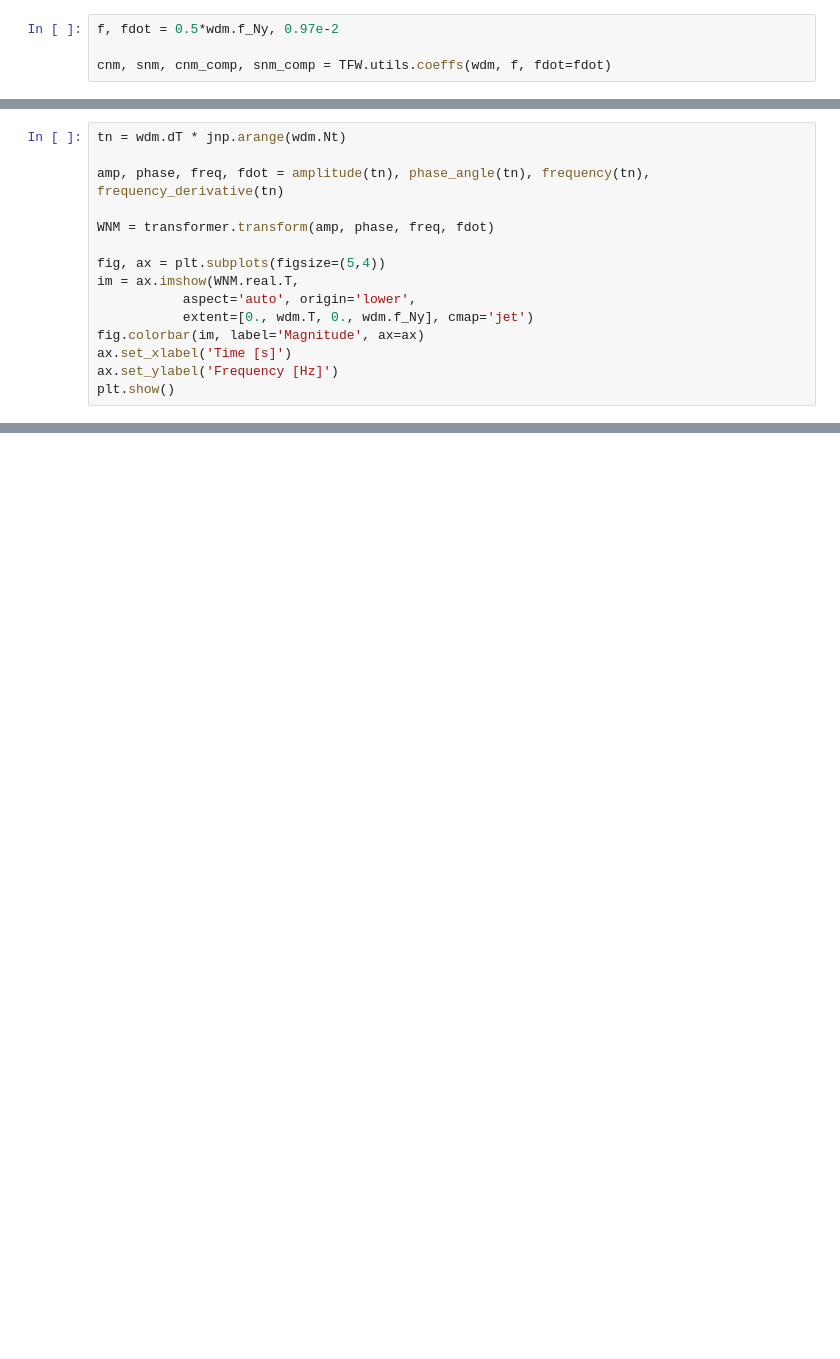
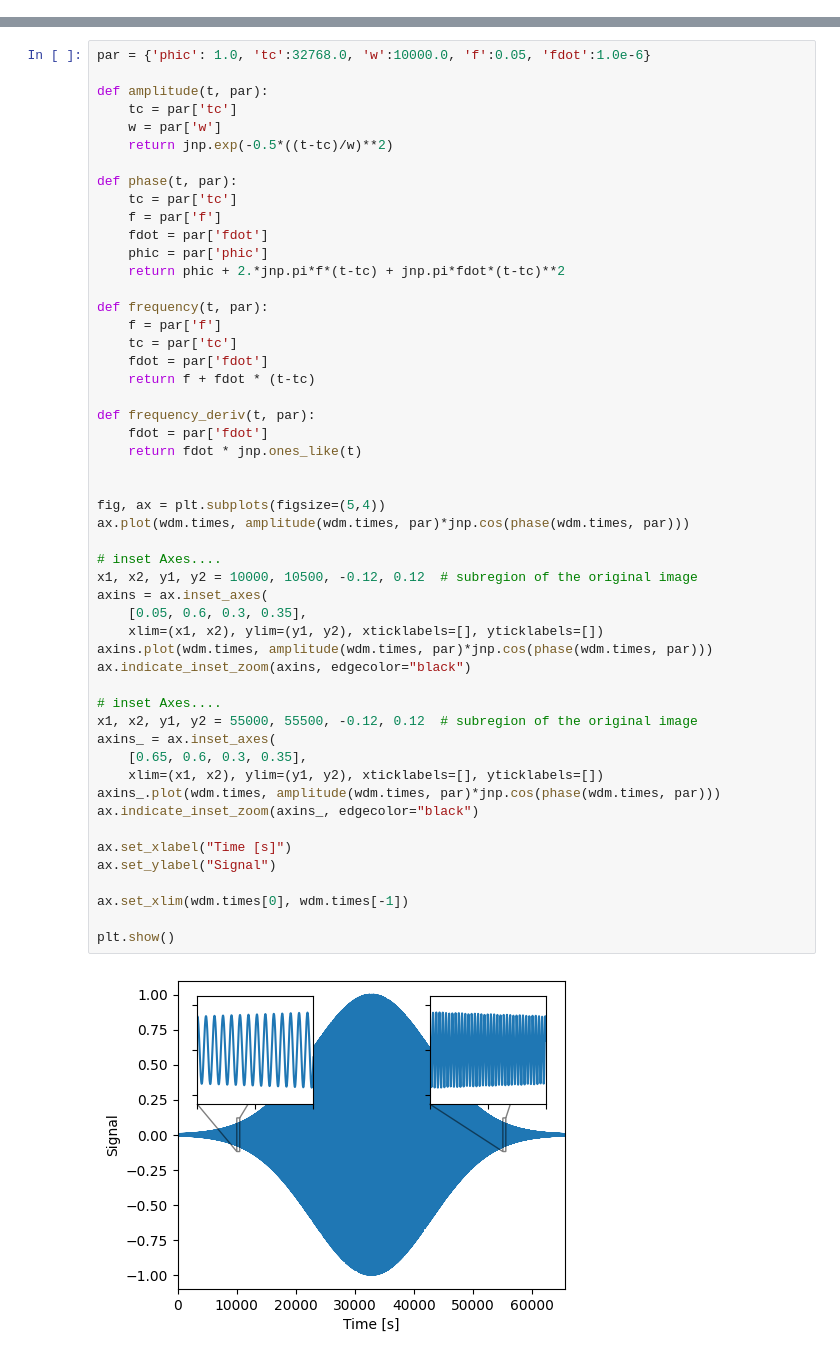
Before and after one commit to cjm96/Time_Frequency_Waveforms, a Jupyter notebook: examples/getting_started.ipynb, the cells around one changed output, grey strips where cells are left out. Drawn from its saved outputs; the diff is of its cells as text; blank space fills up the shorter version.

```diff
--- a/examples/getting_started.ipynb
+++ b/examples/getting_started.ipynb
@@ -37,4 +28,0 @@ $$ \hat{s}_{nm}(f) = \int\mathrm{d}t\;\sin (2\pi (t-n\Delta T)f+\pi(t-n\Delta T)
-# %%
-f, fdot = 0.5*wdm.f_Ny, 0.97e-2
-
-cnm, snm, cnm_comp, snm_comp = TFW.utils.coeffs(wdm, f, fdot=fdot)
@@ -147,15 +28,0 @@ plt.show()
-# %%
-tn = wdm.dT * jnp.arange(wdm.Nt)
-
-amp, phase, freq, fdot = amplitude(tn), phase_angle(tn), frequency(tn), frequency_derivative(tn)
-
-WNM = transformer.transform(amp, phase, freq, fdot)
-
-fig, ax = plt.subplots(figsize=(5,4))
-im = ax.imshow(WNM.real.T,
-           aspect='auto', origin='lower',
-           extent=[0., wdm.T, 0., wdm.f_Ny], cmap='jet')
-fig.colorbar(im, label='Magnitude', ax=ax)
-ax.set_xlabel('Time [s]')
-ax.set_ylabel('Frequency [Hz]')
-plt.show()
@@ -178,0 +79,53 @@ Array(0.99999423, dtype=float64)
+# %%
+par = {'phic': 1.0, 'tc':32768.0, 'w':10000.0, 'f':0.05, 'fdot':1.0e-6}
+
+def amplitude(t, par):
+    tc = par['tc']
+    w = par['w']
+    return jnp.exp(-0.5*((t-tc)/w)**2)
+
+def phase(t, par):
+    tc = par['tc']
+    f = par['f']
+    fdot = par['fdot']
+    phic = par['phic']
+    return phic + 2.*jnp.pi*f*(t-tc) + jnp.pi*fdot*(t-tc)**2
+
+def frequency(t, par):
+    f = par['f']
+    tc = par['tc']
+    fdot = par['fdot']
+    return f + fdot * (t-tc)
+
+def frequency_deriv(t, par):
+    fdot = par['fdot']
+    return fdot * jnp.ones_like(t)
+
+
+fig, ax = plt.subplots(figsize=(5,4))
+ax.plot(wdm.times, amplitude(wdm.times, par)*jnp.cos(phase(wdm.times, par)))
+
+# inset Axes....
+x1, x2, y1, y2 = 10000, 10500, -0.12, 0.12  # subregion of the original image
+axins = ax.inset_axes(
+    [0.05, 0.6, 0.3, 0.35],
+    xlim=(x1, x2), ylim=(y1, y2), xticklabels=[], yticklabels=[])
+axins.plot(wdm.times, amplitude(wdm.times, par)*jnp.cos(phase(wdm.times, par)))
+ax.indicate_inset_zoom(axins, edgecolor="black")
+
+# inset Axes....
+x1, x2, y1, y2 = 55000, 55500, -0.12, 0.12  # subregion of the original image
+axins_ = ax.inset_axes(
+    [0.65, 0.6, 0.3, 0.35],
+    xlim=(x1, x2), ylim=(y1, y2), xticklabels=[], yticklabels=[])
+axins_.plot(wdm.times, amplitude(wdm.times, par)*jnp.cos(phase(wdm.times, par)))
+ax.indicate_inset_zoom(axins_, edgecolor="black")
+
+ax.set_xlabel("Time [s]")
+ax.set_ylabel("Signal")
+
+ax.set_xlim(wdm.times[0], wdm.times[-1])
+
+plt.show()
+# %% [output]
+[figure, added]
```
Also changed, not shown: parts of 25 cells of this notebook, 18 other files.
